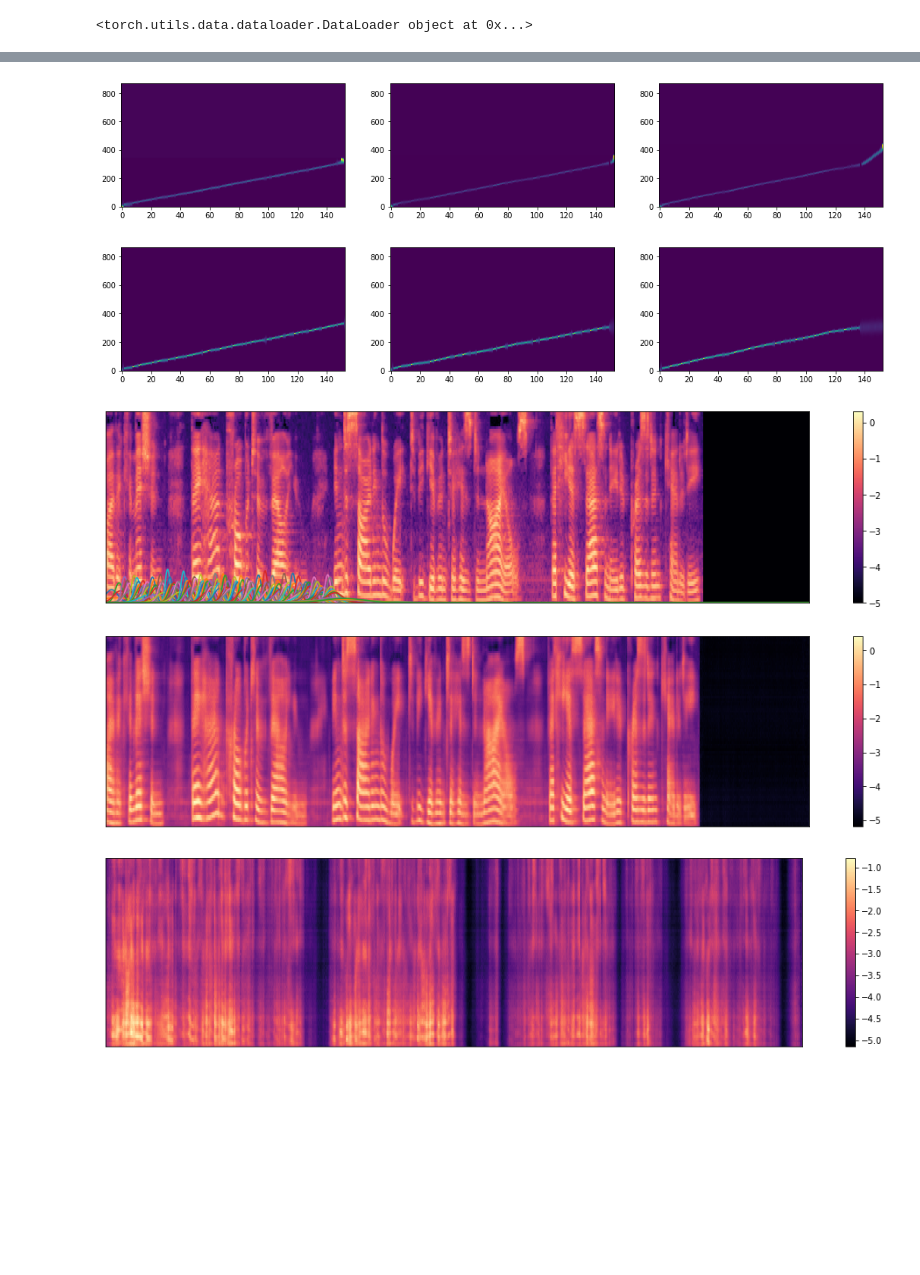
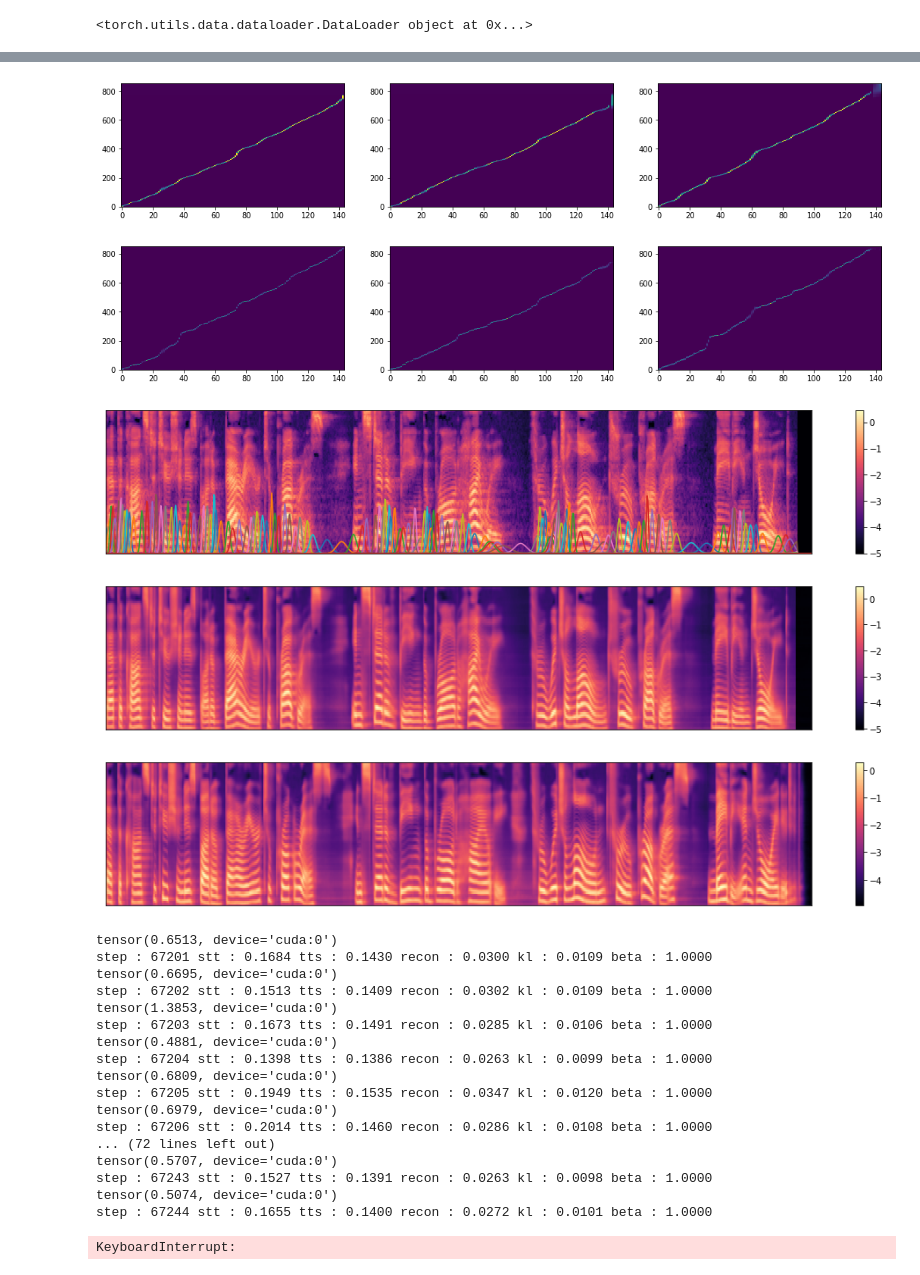
Before and after one commit to scpark20/kimchi-tts, a Jupyter notebook: light48_model.ipynb, the cells around one changed output, grey strips where cells are left out. Drawn from its saved outputs; the diff is of its cells as text; code cells hidden in the pictures; blank space fills up the shorter version.

```diff
--- a/light48_model.ipynb
+++ b/light48_model.ipynb
@@ -47,7 +50,7 @@ model = Model(stt_hparams, tts_hparams)
 model = model.cuda()
 optimizer = torch.optim.Adam(model.parameters(), lr=tts_hparams.lr, weight_decay=tts_hparams.weight_decay)
 
-step = 0
+step = 49988
 
 size = sizeof_fmt(4 * sum(p.numel() for p in model.parameters()))
 print(f"Model size {size}")
@@ -61,7 +64,7 @@ print(f"MelEncoder size {size}")
 size = sizeof_fmt(4 * sum(p.numel() for p in model.tts.mel_decoder.parameters()))
 print(f"MelDecoder size {size}")
 
-if False:
+if True:
     model, optimizer, step = logger.load(step, model, optimizer)
 print(step)
 
@@ -131,7 +135,7 @@ while(True):
                   'tts :', '%0.4f' % tts_outputs['loss'].item(),
                   'recon :', '%0.4f' % tts_outputs['recon_loss'].item(),
                   'kl :', '%0.4f' % tts_outputs['kl_loss'].item(),
-                  'beta :', '%0.4f' % model.beta.item())
+                  'beta :', '%0.4f' % model.beta)
 
 
         if step % 100 == 0:
@@ -139,7 +143,7 @@ while(True):
             logger.log(step, 'tts_loss', tts_outputs['loss'].item())
             logger.log(step, 'recon_loss', tts_outputs['recon_loss'].item())
             logger.log(step, 'kl_loss', tts_outputs['kl_loss'].item())
-            logger.log(step, 'beta', model.beta.item())
+            logger.log(step, 'beta', model.beta)
 
         if step % 100 == 0:
             display.clear_output()
@@ -173,7 +177,7 @@ while(True):
                 plt.imshow(_stt_alignments[i].T, aspect='auto', origin='lower', interpolation='none')
             plt.show()
 
-            plt.figure(figsize=[18, 4])
+            plt.figure(figsize=[18, 3])
             _x = batch['mels'].data.cpu().numpy()
             librosa.display.specshow(_x[index])
             plt.colorbar()
@@ -183,13 +187,13 @@ while(True):
 
             plt.show()
 
-            plt.figure(figsize=[18, 4])
+            plt.figure(figsize=[18, 3])
             _y = tts_outputs['pred'].data.cpu().numpy()
             librosa.display.specshow(_y[index])
             plt.colorbar()
             plt.show()
 
-            plt.figure(figsize=[18, 4])
+            plt.figure(figsize=[18, 3])
             _s = samples.data.cpu().numpy()
             librosa.display.specshow(_s[index, :, :_y.shape[2]])
             plt.colorbar()
@@ -201,7 +205,25 @@ elapsed time : 0.01986362934112549
-[figure, old version]
+[figure, new version]
-[figure, old version]
+[figure, new version]
-[figure, old version]
+[figure, new version]
-[figure, old version]
+[figure, new version]
-[figure, old version]
+[figure, new version]
+tensor(0.6513, device='cuda:0')
+step : 67201 stt : 0.1684 tts : 0.1430 recon : 0.0300 kl : 0.0109 beta : 1.0000
+tensor(0.6695, device='cuda:0')
+step : 67202 stt : 0.1513 tts : 0.1409 recon : 0.0302 kl : 0.0109 beta : 1.0000
+tensor(1.3853, device='cuda:0')
+step : 67203 stt : 0.1673 tts : 0.1491 recon : 0.0285 kl : 0.0106 beta : 1.0000
+tensor(0.4881, device='cuda:0')
+step : 67204 stt : 0.1398 tts : 0.1386 recon : 0.0263 kl : 0.0099 beta : 1.0000
+tensor(0.6809, device='cuda:0')
+step : 67205 stt : 0.1949 tts : 0.1535 recon : 0.0347 kl : 0.0120 beta : 1.0000
+tensor(0.6979, device='cuda:0')
+step : 67206 stt : 0.2014 tts : 0.1460 recon : 0.0286 kl : 0.0108 beta : 1.0000
+... (72 lines left out)
+tensor(0.5707, device='cuda:0')
+step : 67243 stt : 0.1527 tts : 0.1391 recon : 0.0263 kl : 0.0098 beta : 1.0000
+tensor(0.5074, device='cuda:0')
+step : 67244 stt : 0.1655 tts : 0.1400 recon : 0.0272 kl : 0.0101 beta : 1.0000
+KeyboardInterrupt:
 # %%
 logger.save(step, model, optimizer)
```
Also changed, not shown: parts of 9 cells of this notebook, 6 other files.
